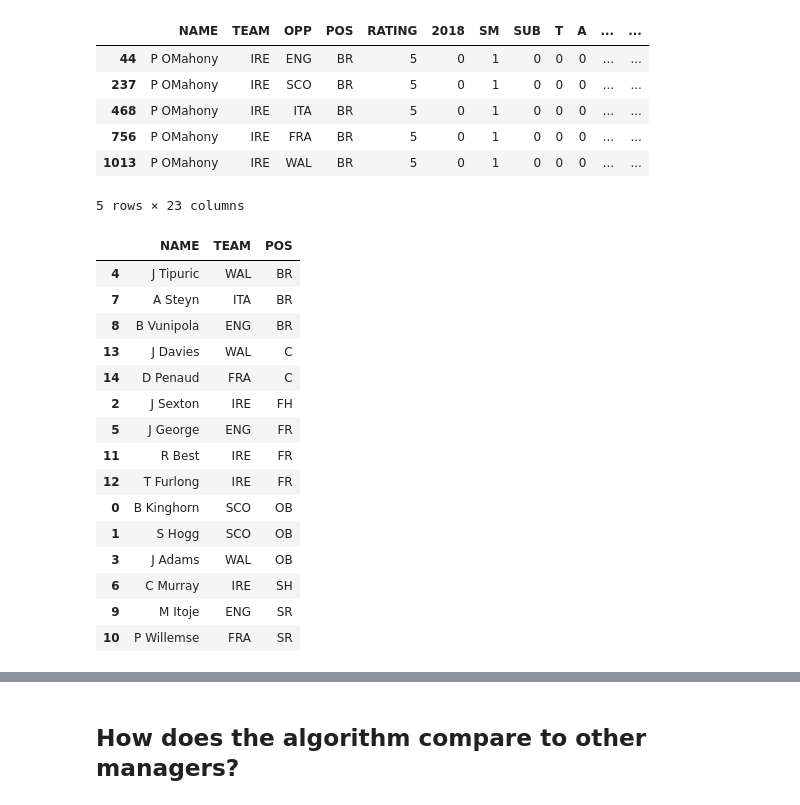
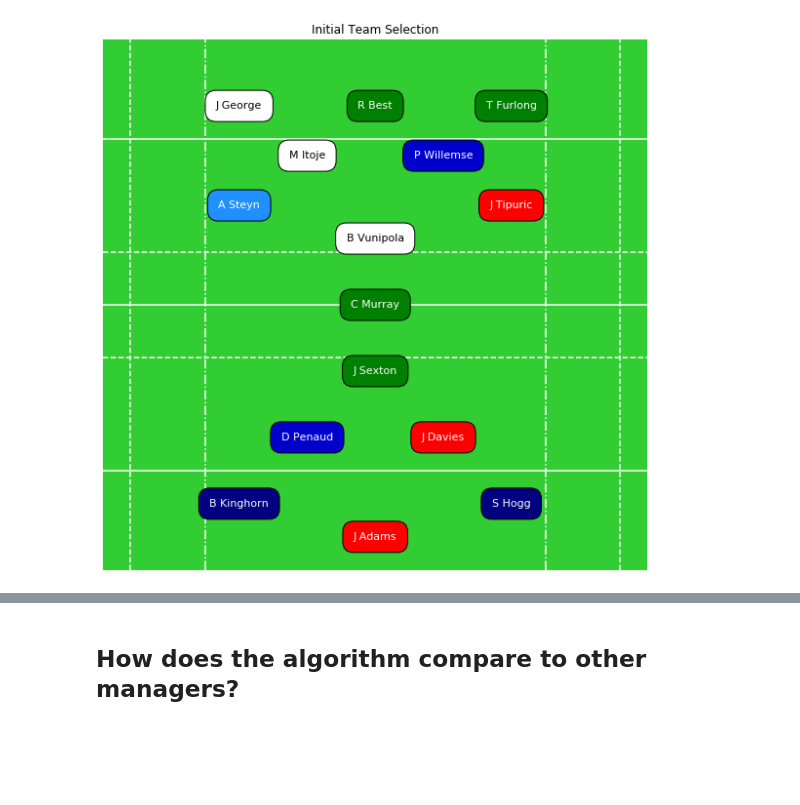
Before and after one commit to niclas-thomas/espn_fantasy_rugby, a Jupyter notebook: analytics/Team Selection.ipynb, the cells around one changed output, grey strips where cells are left out. Cells and saved outputs as stored; diff of their text form; code cells hidden in the pictures; blank space fills up the shorter version.

Commit message:
Finished team

```diff
--- a/analytics/Team Selection.ipynb
+++ b/analytics/Team Selection.ipynb
@@ -18,16 +20,6 @@ espn_data = pandas.concat(
 
 manager_data = pandas.read_csv('../data/manager_round_points.csv')
 manager_data['TOTAL_POINTS'] = manager_data.groupby('MANAGER')['POINTS'].cumsum()
-# %%
-espn_data[espn_data['NAME']=='P OMahony']
-# %% [output]
-|  | NAME | TEAM | OPP | POS | RATING | 2018 | SM | SUB | T | A | ... | ... |
-| 44 | P OMahony | IRE | ENG | BR | 5 | 0 | 1 | 0 | 0 | 0 | ... | ... |
-| 237 | P OMahony | IRE | SCO | BR | 5 | 0 | 1 | 0 | 0 | 0 | ... | ... |
-| 468 | P OMahony | IRE | ITA | BR | 5 | 0 | 1 | 0 | 0 | 0 | ... | ... |
-| 756 | P OMahony | IRE | FRA | BR | 5 | 0 | 1 | 0 | 0 | 0 | ... | ... |
-| 1013 | P OMahony | IRE | WAL | BR | 5 | 0 | 1 | 0 | 0 | 0 | ... | ... |
-5 rows × 23 columns
 # %%
 first_round_players = [
     'T Furlong',
@@ -51,21 +41,11 @@ initial_team = espn_fantasy_rugby.team_selector.get_initial_team(first_round_pla
-# %%
-initial_team.sort_values('POS')
-# %% [output]
-|  | NAME | TEAM | POS |
-| 4 | J Tipuric | WAL | BR |
-| 7 | A Steyn | ITA | BR |
-| 8 | B Vunipola | ENG | BR |
-| 13 | J Davies | WAL | C |
-| 14 | D Penaud | FRA | C |
-| 2 | J Sexton | IRE | FH |
-| 5 | J George | ENG | FR |
-| 11 | R Best | IRE | FR |
-| 12 | T Furlong | IRE | FR |
-| 0 | B Kinghorn | SCO | OB |
-| 1 | S Hogg | SCO | OB |
-| 3 | J Adams | WAL | OB |
-| 6 | C Murray | IRE | SH |
-| 9 | M Itoje | ENG | SR |
-| 10 | P Willemse | FRA | SR |
+# %%
+initial_team = espn_fantasy_rugby.team_selector.get_initial_team(first_round_players, espn_data)
+
+fig, ax = matplotlib.pyplot.subplots(figsize=(10,10))
+espn_fantasy_rugby.team_selector.show_team(initial_team, ax)
+ax.set_title('Initial Team Selection')
+matplotlib.pyplot.show()
+# %% [output]
+[figure, added]
 # %%
 team_each_round = espn_fantasy_rugby.team_selector.simulate_tournament(espn_data, initial_team, features, target)
```
Also changed, not shown: parts of 9 cells of this notebook, 2 other files.
